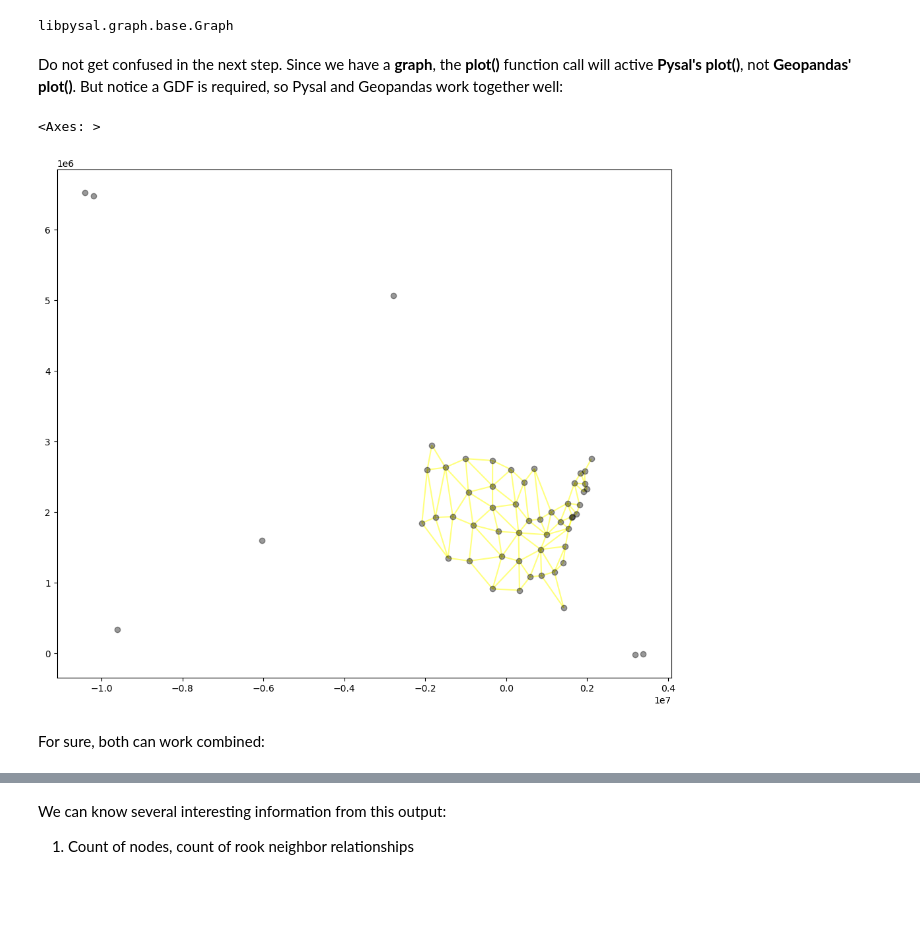
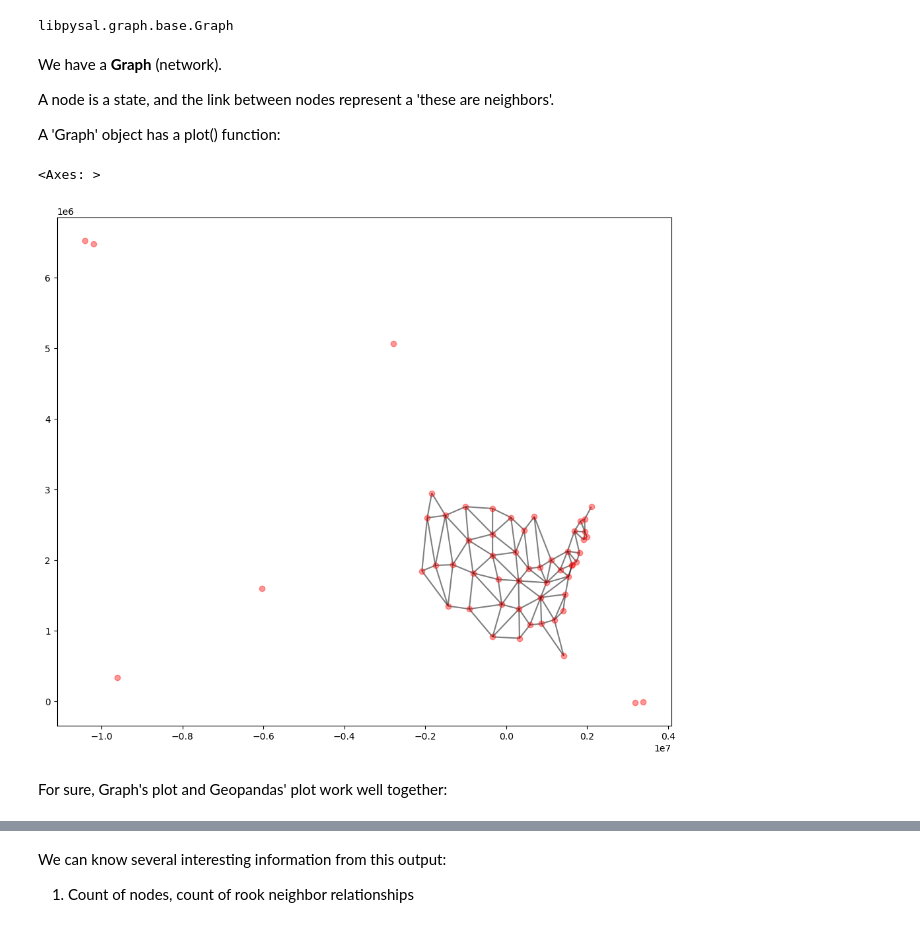
Before and after one commit to CienciaDeDatosEspacial/spatial_autoCorr, a Jupyter notebook: index.ipynb, the cells around one changed output, grey strips where cells are left out. Drawn from its saved outputs; the diff is of its cells as text; code cells hidden in the pictures; blank space fills up the shorter version.

```diff
--- a/index.ipynb
+++ b/index.ipynb
@@ -141,12 +145,18 @@ type(us_states_rook)
 # %% [output]
 libpysal.graph.base.Graph
 # %% [markdown]
-Do not get confused in the next step. Since we have a **graph**, the **plot()** function call will active **Pysal's plot()**, not **Geopandas' plot()**. But notice a GDF is required, so Pysal and Geopandas work together well:
+We have a **Graph** (network).
+
+A node is a state, and the link between nodes represent a 'these are neighbors'.
+
+A 'Graph' object has a plot() function:
 # %%
-us_states_rook.plot(us_states, node_kws=dict(alpha=0.4), edge_kws=dict(alpha=0.5, color='yellow'),figsize=(12, 10))
+us_states_rook.plot(gdf=us_states,
+                    node_kws=dict(alpha=0.4, color='red'),
+                    edge_kws=dict(alpha=0.5, color='k'),figsize=(12, 10))
 # %% [output]
 <Axes: >
-[figure, old version]
+[figure, new version]
 # %% [markdown]
-For sure, both can work combined:
+For sure, Graph's plot and Geopandas' plot work well together:
 # %%
```
Also changed, not shown: parts of 49 cells of this notebook.
